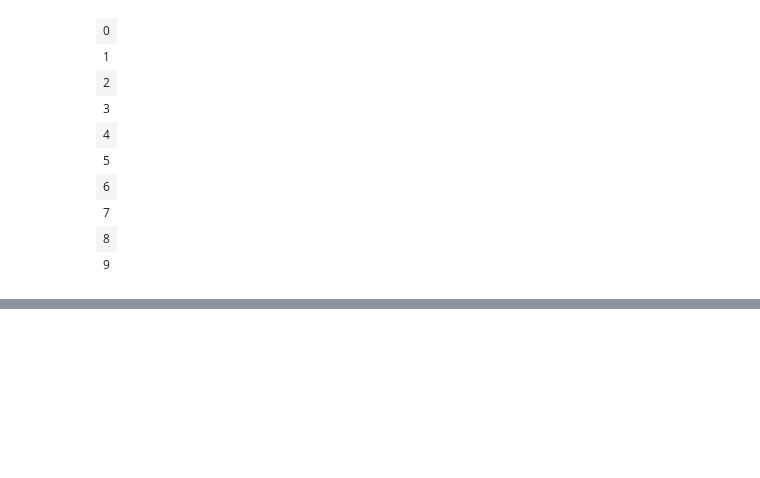
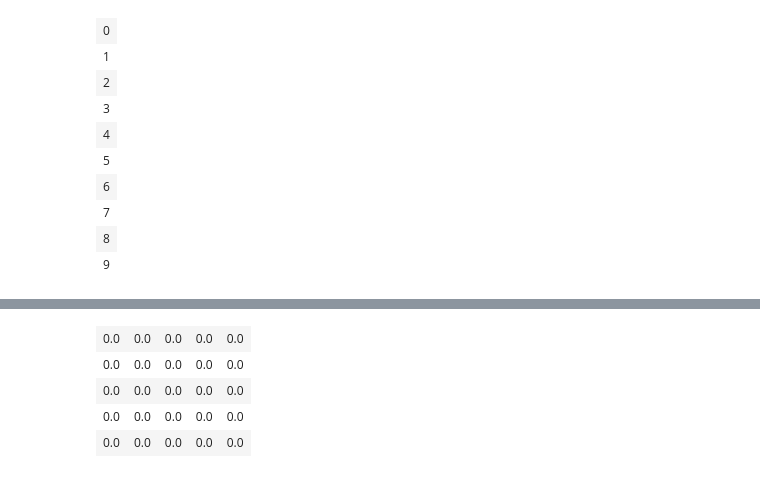
Before and after one commit to tuomasvaltanenLUAS/DataAnalytics2026, a Jupyter notebook: lecture2_numpy/numpy_examples1.ipynb, the cells around one changed output, grey strips where cells are left out. Cells and saved outputs as stored; diff of their text form; code cells hidden in the pictures; blank space fills up the shorter version.

```diff
--- a/lecture2_numpy/numpy_examples1.ipynb
+++ b/lecture2_numpy/numpy_examples1.ipynb
@@ -66,0 +139,10 @@ data
+# %%
+# a matrix version also possible:
+data = np.zeros((5, 5))
+data
+# %% [output]
+| 0.0 | 0.0 | 0.0 | 0.0 | 0.0 |
+| 0.0 | 0.0 | 0.0 | 0.0 | 0.0 |
+| 0.0 | 0.0 | 0.0 | 0.0 | 0.0 |
+| 0.0 | 0.0 | 0.0 | 0.0 | 0.0 |
+| 0.0 | 0.0 | 0.0 | 0.0 | 0.0 |
```
Also changed, not shown: parts of 10 cells of this notebook.
